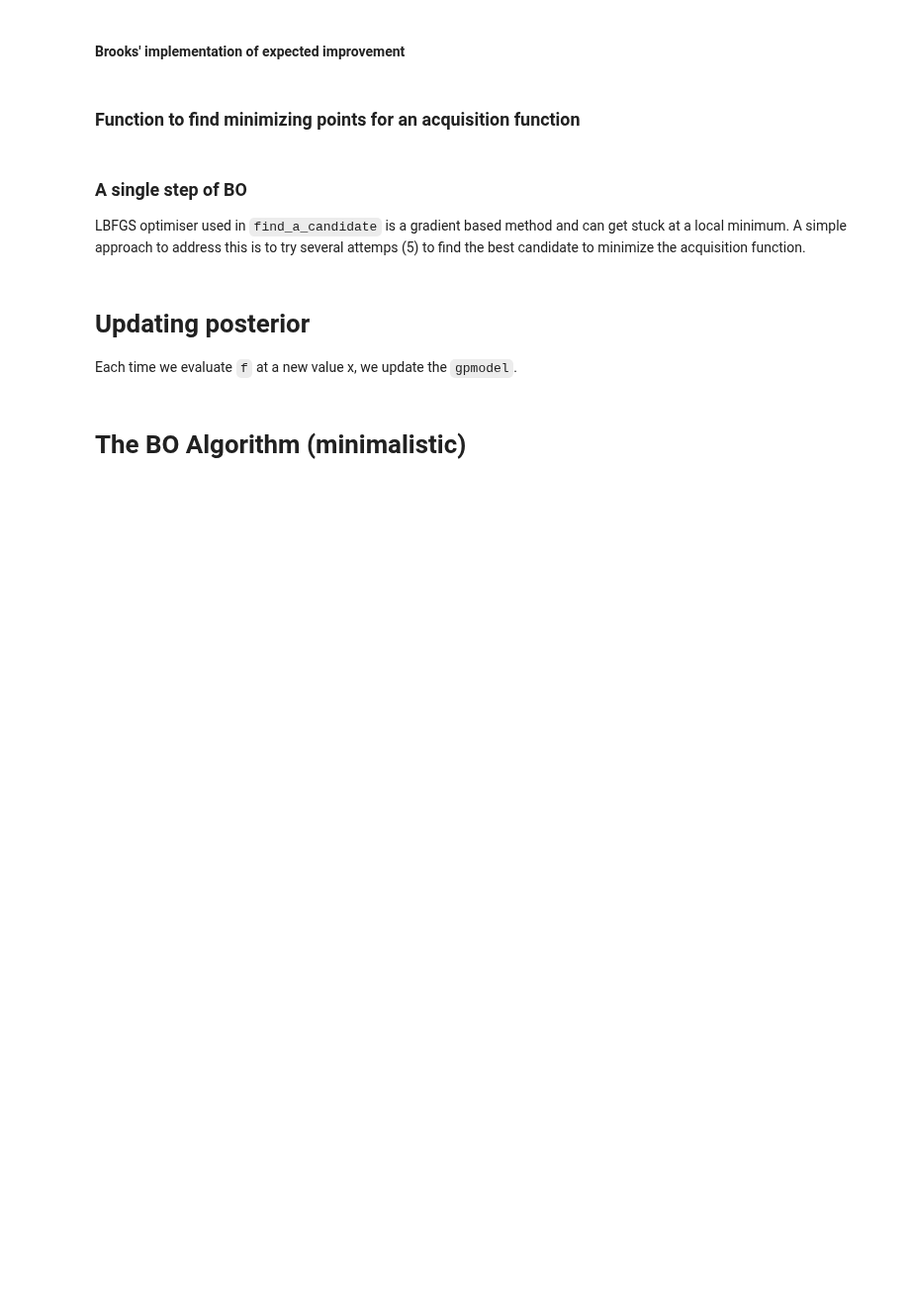
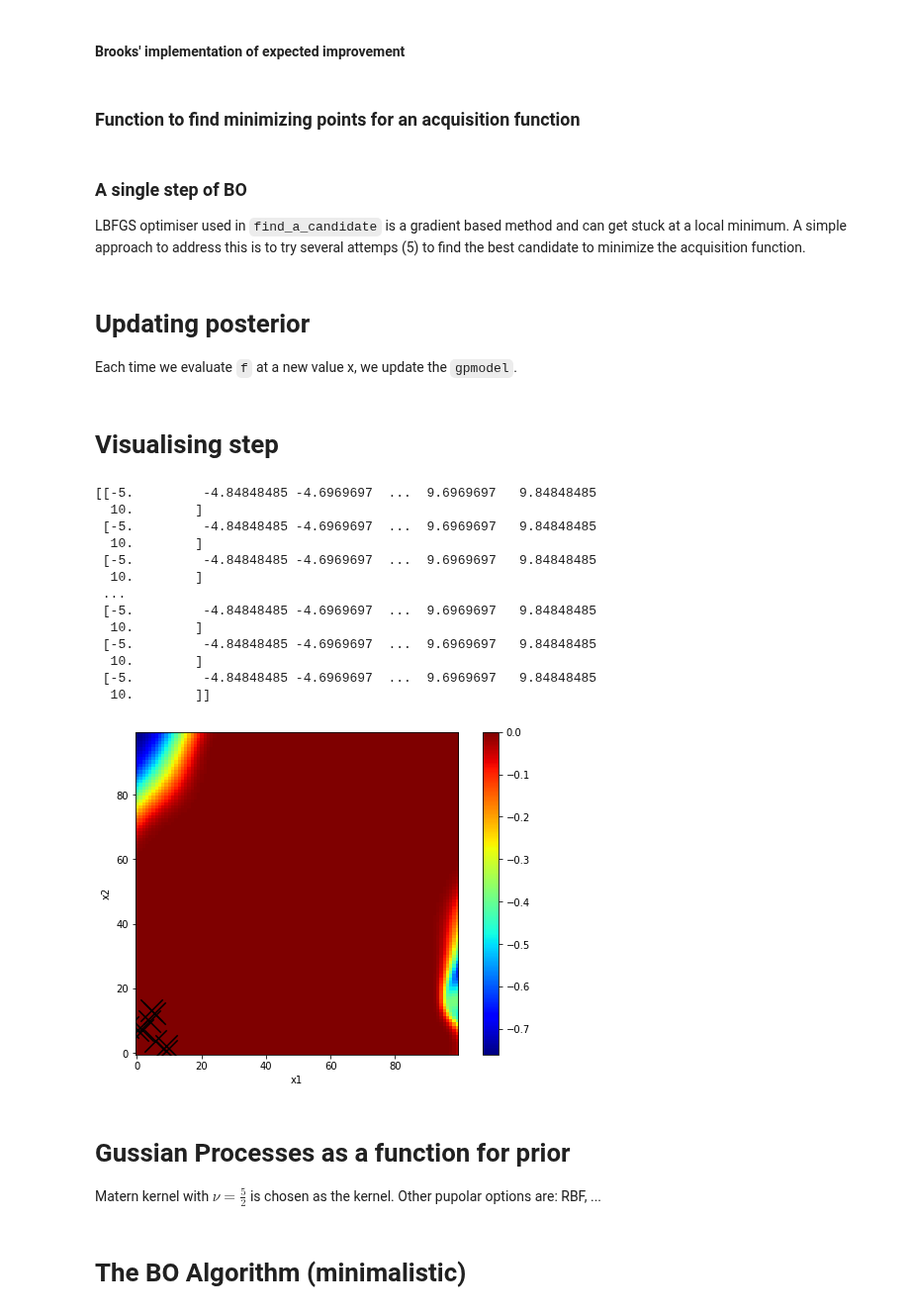
Before and after one commit to alan-turing-institute/SBO_Pyro, a Jupyter notebook: branin_hoo_pyro_bo.ipynb, the cells around one changed output. Shown at 99% size. Drawn from its saved outputs; the diff is of its cells as text; code cells hidden in the pictures; blank space fills up the shorter version.

```diff
--- a/branin_hoo_pyro_bo.ipynb
+++ b/branin_hoo_pyro_bo.ipynb
@@ -225,6 +238,72 @@ def update_posterior(x_new):
     optimizer = torch.optim.Adam(gpmodel.parameters(), lr=0.001)
 
     gp.util.train(gpmodel, optimizer)
+# %% [markdown]
+# Visualising step
+# %%
+def plot_function(f, gpmodel, x1_min, x1_max, x2_min, x2_max, n_points=100, ticks=9):
+
+    XX, YY = np.meshgrid(np.linspace(x1_min, x1_max, n_points),
+                         np.linspace(x2_min, x2_max, n_points))
+
+    print(YY)
+
+    ZZ = f(gpmodel, torch.FloatTensor(np.stack([XX.ravel(), YY.ravel()]).T))
+
+    plt.imshow(ZZ.reshape(n_points, n_points));
+   # plt.xticks(np.linspace(0, n_points, ticks), np.linspace(x1_min, x1_max, ticks))
+   # plt.yticks(np.linspace(0, n_points, ticks), np.linspace(x2_min, x2_max, ticks))
+    plt.xlabel('x1')
+    plt.ylabel('x2')
+    plt.set_cmap('jet')
+    plt.colorbar()
+    plt.gca().invert_yaxis()
+
+def visualise_step(gp_model_before):
+
+    plt.figure(figsize=(9,6))
+
+            # Plotting training data
+    plt.scatter(
+        gp_model_before.X.numpy().T[0],
+        gp_model_before.X.numpy().T[1],
+        marker="x", s=500, c='black')
+
+    # Acquisition function
+#     plt.subplot(1,4,1)
+#     plt.title("Acquisition")
+
+    with torch.no_grad():
+        plot_function(acquisition_func, gp_model_before,
+                      const_x1_min, const_x1_max, const_x2_min, const_x2_max)
+# %%
+gp_model = gp.models.GPRegression(X_train.T, Y_train,
+                                 gp.kernels.Matern52(input_dim=2, lengthscale=torch.ones(2)),
+                                 noise=torch.tensor(0.1),
+                                 jitter=1.0e-4)
+optimizer = torch.optim.Adam(gp_model.parameters(), lr=0.001)
+gp.util.train(gp_model, optimizer);
+# %%
+visualise_step(gp_model)
+# %% [output]
+[[-5.         -4.84848485 -4.6969697  ...  9.6969697   9.84848485
+  10.        ]
+ [-5.         -4.84848485 -4.6969697  ...  9.6969697   9.84848485
+  10.        ]
+ [-5.         -4.84848485 -4.6969697  ...  9.6969697   9.84848485
+  10.        ]
+ ...
+ [-5.         -4.84848485 -4.6969697  ...  9.6969697   9.84848485
+  10.        ]
+ [-5.         -4.84848485 -4.6969697  ...  9.6969697   9.84848485
+  10.        ]
+ [-5.         -4.84848485 -4.6969697  ...  9.6969697   9.84848485
+  10.        ]]
+[figure, added]
+# %% [markdown]
+# Gussian Processes as a function for prior
+
+Matern kernel with $\nu=\frac{5}{2}$ is chosen as the kernel. Other pupolar options are: RBF, ...
 # %% [markdown]
 # The BO Algorithm (minimalistic)
 # %%
```
Also changed, not shown: parts of 20 cells of this notebook, 2 other files.
